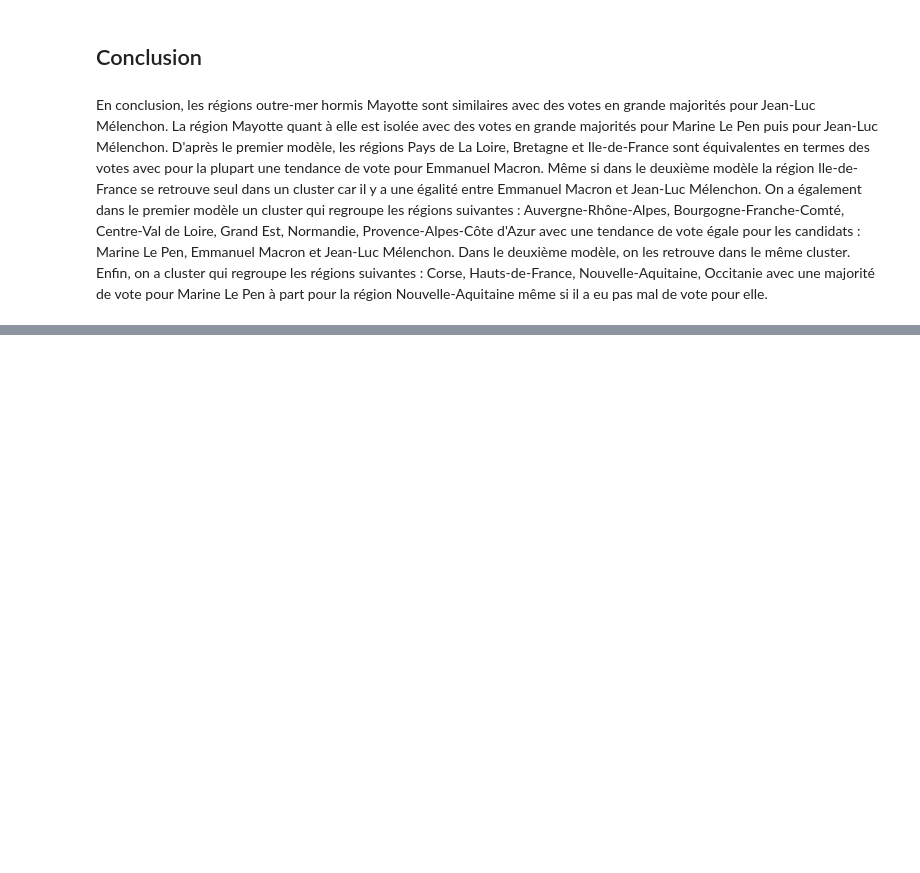
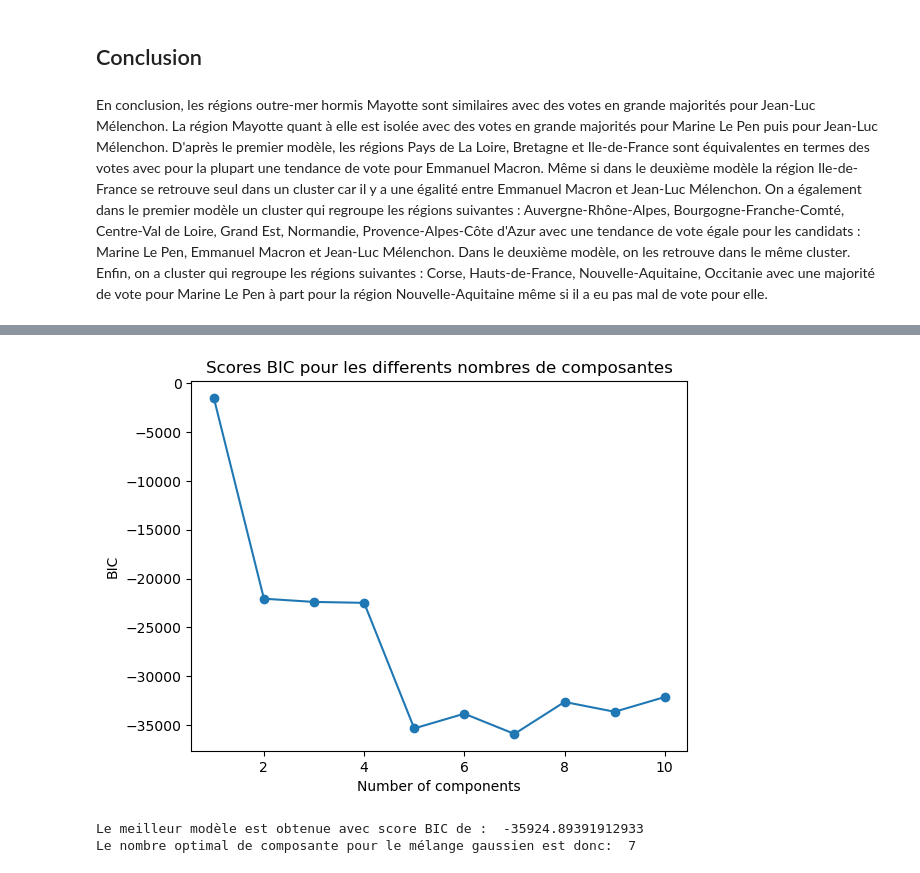
Before and after one commit to Antoine3529/APST2, a Jupyter notebook: Model_clust.ipynb, the cells around one changed output, grey strips where cells are left out. Cells and saved outputs as stored; diff of their text form; code cells hidden in the pictures; blank space fills up the shorter version.

```diff
--- a/Model_clust.ipynb
+++ b/Model_clust.ipynb
@@ -352,0 +514,3 @@ En conclusion, les régions outre-mer hormis Mayotte sont similaires avec des vo
+# %%
+data_onehot = pd.get_dummies(data, columns=['reg_name'])
+data_onehot
@@ -352,0 +531,40 @@ En conclusion, les régions outre-mer hormis Mayotte sont similaires avec des vo
+# %%
+from sklearn.decomposition import PCA
+from sklearn.preprocessing import StandardScaler
+from sklearn.mixture import GaussianMixture
+
+columns_to_delete = ['reg_rank', 'cluster','cand_nom']
+data_gmm = data_onehot.drop(columns=columns_to_delete)
+
+scaler = StandardScaler()
+data_gmm_scaled = scaler.fit_transform(data_gmm)
+
+n_components_max = 10
+
+# On initialise les listes pour stocker les BIC et les modèles
+bic_score = []
+gm_models = []
+
+for n in range(1, n_components_max+1):
+    gm = GaussianMixture(n_components=n,random_state=42)
+    gm.fit(data_gmm_scaled)
+    bic_score.append(gm.bic(data_gmm_scaled))
+    gm_models.append(gm)
+# %%
+n_components = range(1,11)
+plt.plot(n_components, bic_score, marker='o')
+plt.xlabel('Number of components')
+plt.ylabel('BIC')
+plt.title('Scores BIC pour les differents nombres de composantes')
+plt.show()
+# %% [output]
+[figure, added]
+# %%
+best_model_idx = np.argmin(bic_score)
+best_gm_model = gm_models[best_model_idx]
+best_n_components = best_gm_model.n_components
+print('Le meilleur modèle est obtenue avec score BIC de : ',bic_score[best_model_idx])
+print('Le nombre optimal de composante pour le mélange gaussien est donc: ',best_n_components)
+# %% [output]
+Le meilleur modèle est obtenue avec score BIC de :  -35924.89391912933
+Le nombre optimal de composante pour le mélange gaussien est donc:  7
```
Also changed, not shown: parts of 26 cells of this notebook.
